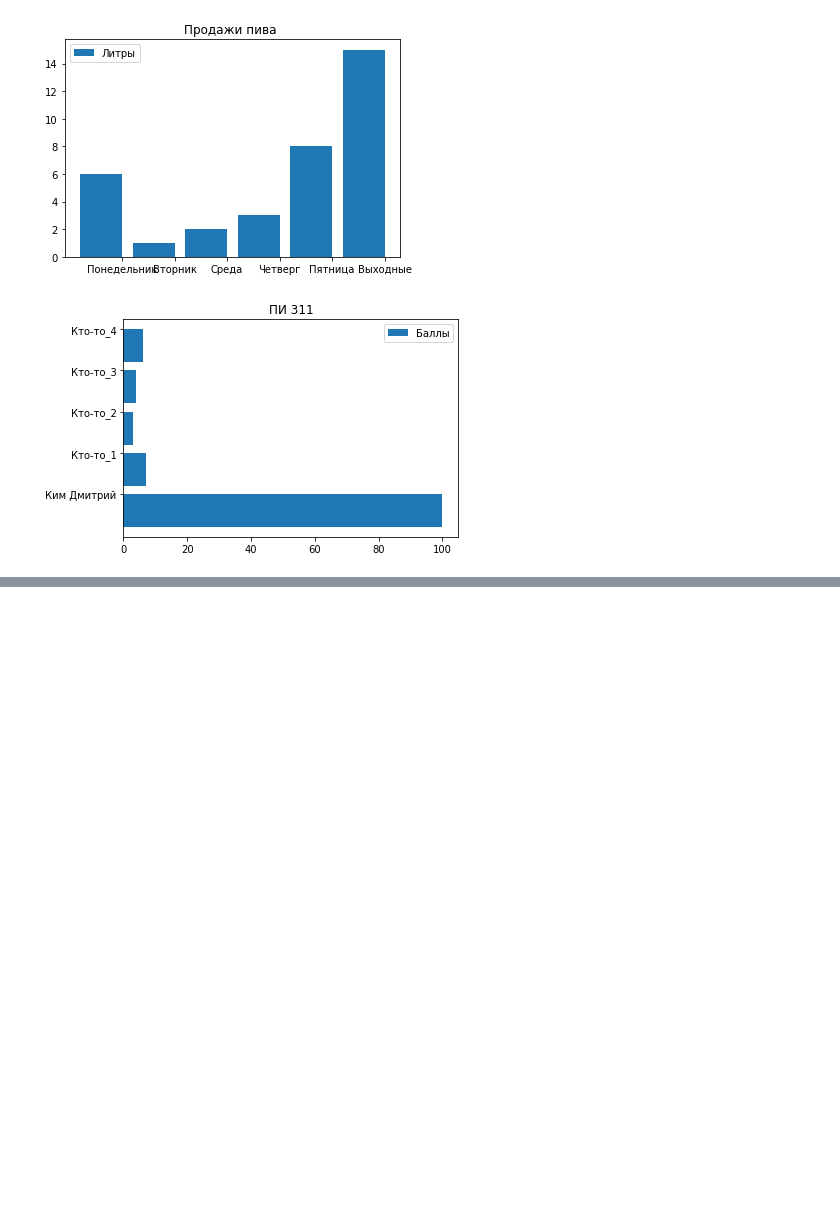
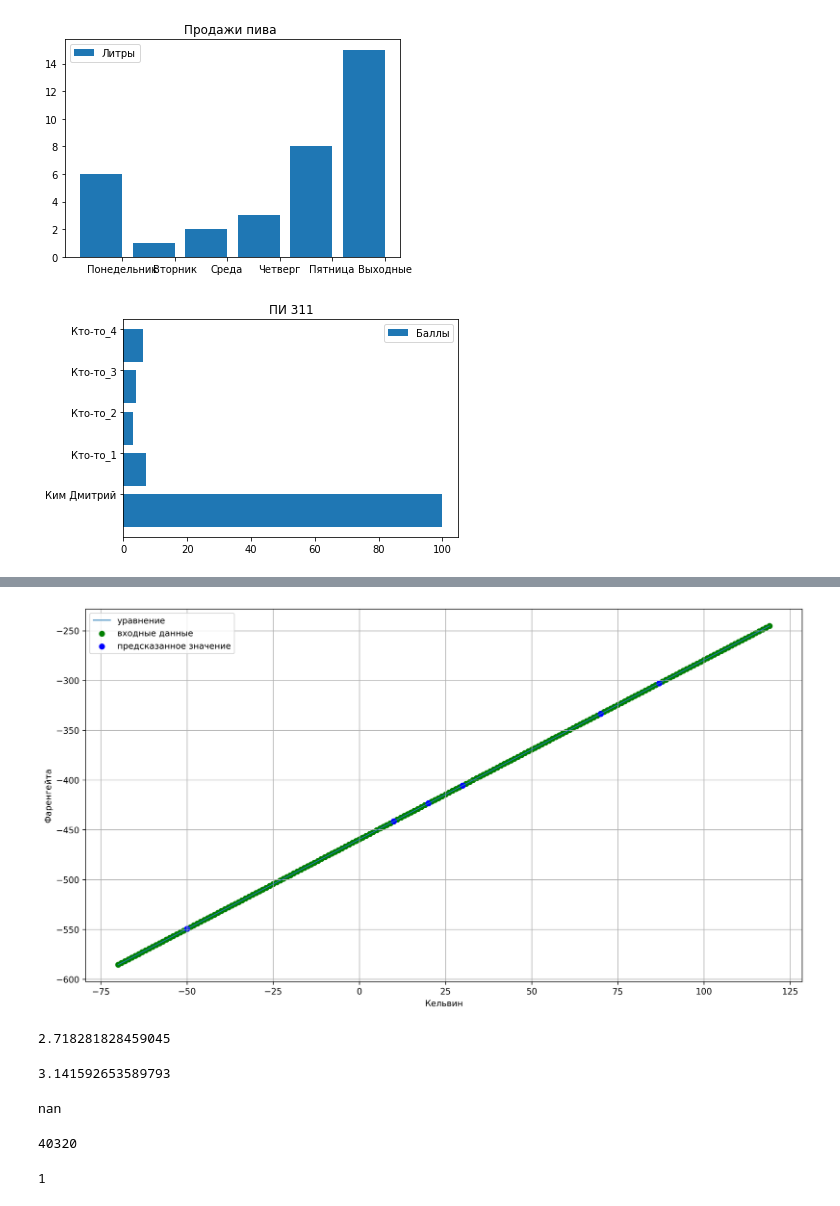
Before and after one commit to KimDmitriyR/Kim-Dmitriy-Romanovich-PI-311, a Jupyter notebook: Laba6_3.ipynb, the cells around one changed output, grey strips where cells are left out. Drawn from its saved outputs; the diff is of its cells as text; code cells hidden in the pictures; blank space fills up the shorter version.

```diff
--- a/Laba6_3.ipynb
+++ b/Laba6_3.ipynb
@@ -37,0 +61,10 @@ plt.show()
+# %%
+from sklearn.linear_model import LinearRegression
+lr = LinearRegression()
+lr.fit(kelvin, fahrenheit)
+lr.predict([[256], [123]])
+lr.coef_
+lr.intercept_
+kelvin_test = [[-50], [10], [30], [20], [10], [70], [87]]
+fahrenheit_test = lr.predict(kelvin_test)
+fahrenheit_test
@@ -37,0 +79,36 @@ plt.show()
+# %%
+import numpy as np
+x_range = np.arange(-70, 120)
+y_range = (x_range-273)*9/5+32
+plt.figure(figsize=(15,8), dpi=280)
+plt.plot(x_range, y_range, label='уравнение', linewidth='1')
+plt.scatter(x_range, y_range, label='входные данные', color='green')
+plt.scatter(kelvin_test, fahrenheit_test, label='предсказанное значение', color='blue')
+plt.xlabel('Кельвин')
+plt.ylabel('Фаренгейта')
+plt.legend()
+plt.grid(True)
+plt.show()
+# %% [output]
+[figure, added]
+# %%
+import math
+math.e
+# %% [output]
+2.718281828459045
+# %%
+math.pi
+# %% [output]
+3.141592653589793
+# %%
+math.nan
+# %% [output]
+nan
+# %%
+math.factorial(8)
+# %% [output]
+40320
+# %%
+math.gcd(13, 128)
+# %% [output]
+1
```
Also changed, not shown: parts of 10 cells of this notebook.
